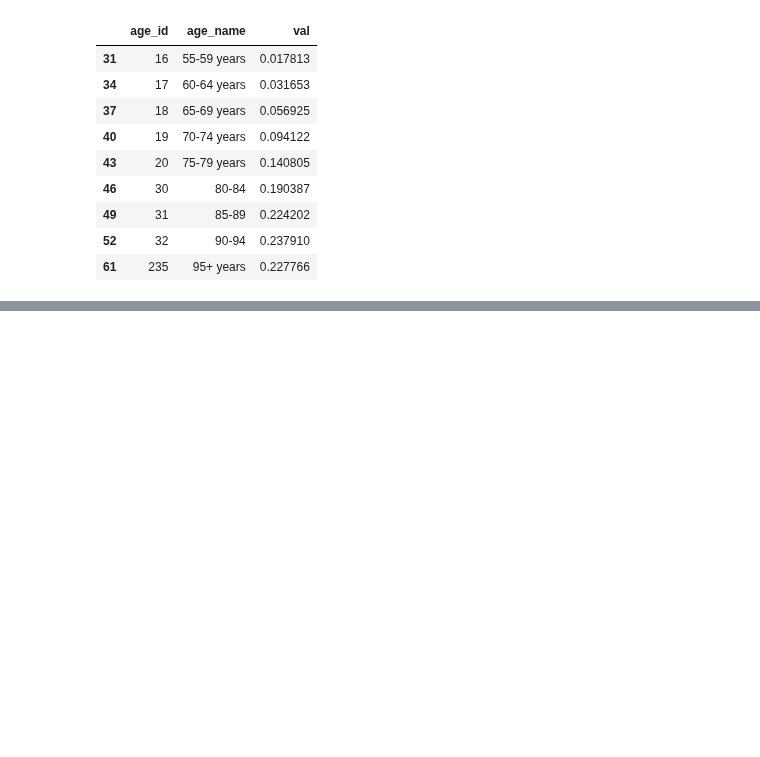
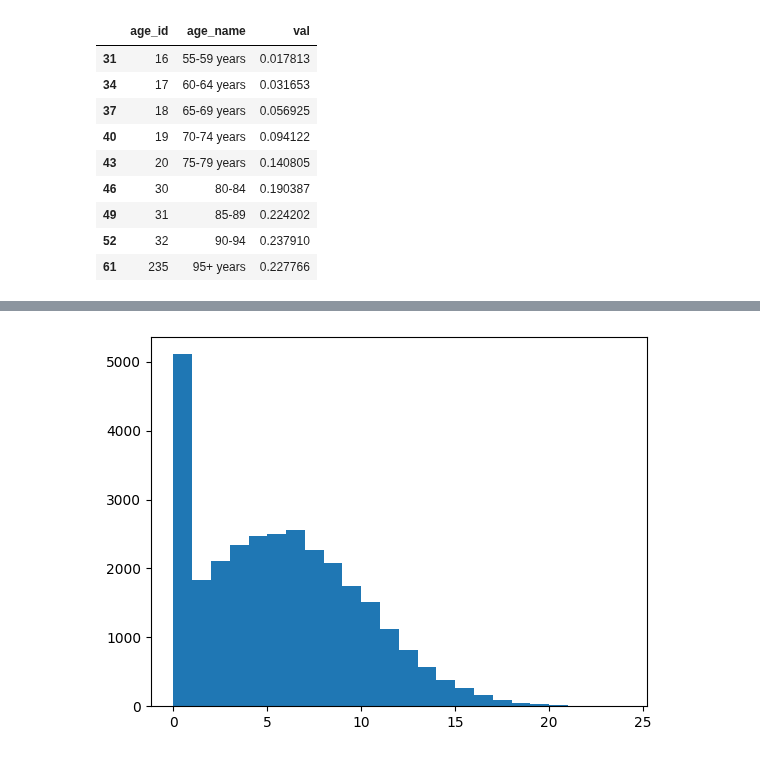
Before and after one commit to deligkaris/microsimNotebooks, a Jupyter notebook: afibModelRecalibrationsPart2.ipynb, the cells around one changed output, grey strips where cells are left out. Drawn from its saved outputs; the diff is of its cells as text; code cells hidden in the pictures; blank space fills up the shorter version.

```diff
--- a/afibModelRecalibrationsPart2.ipynb
+++ b/afibModelRecalibrationsPart2.ipynb
@@ -497,0 +479,4 @@ cohortAfibMeansByAgeGroup
+# %%
+popSize = 200000
+pop = NHANESDirectSamplePopulation(popSize, 2017, rng=rngStream)
+alive, df = pop.advance_vectorized(150, rng=rngStream)
@@ -497,0 +526,14 @@ cohortAfibMeansByAgeGroup
+# %%
+data = dataDF
+strokePhenotype = strokePhenotypesDF
+maxWave = data[:"age0"].shape[0]-1
+strokePhenotypeLabels = {StrokeSubtype.CARDIOEMBOLIC:"CE", StrokeSubtype.SMALL_VESSEL:"SV",
+                         StrokeSubtype.OTHER:"OTHER", StrokeSubtype.LARGE_VESSEL:"LV",
+                         StrokeType.ISCHEMIC:"ISC", StrokeType.ICH:"ICH"}
+strokePhenotype["strokeSubtypeLabels"]=strokePhenotype["strokeSubtype"].replace(strokePhenotypeLabels)
+strokePhenotype["strokeTypeLabels"]=strokePhenotype["strokeType"].replace(strokePhenotypeLabels)
+# %%
+plt.hist(strokePhenotype["nihss"],bins=[x for x in range(0,25)])
+plt.show()
+# %% [output]
+[figure, added]
```
Also changed, not shown: parts of 15 cells of this notebook, 7 other files.
